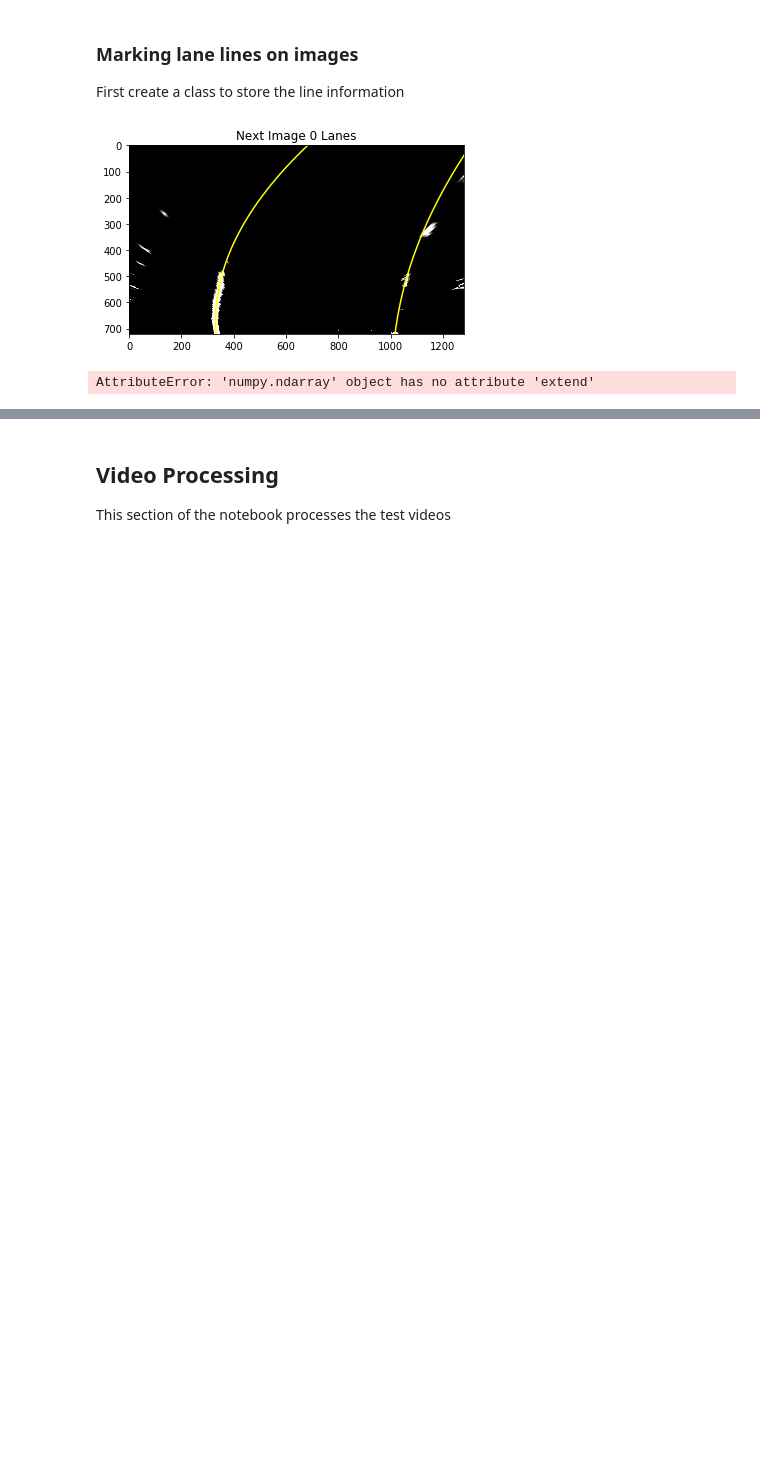
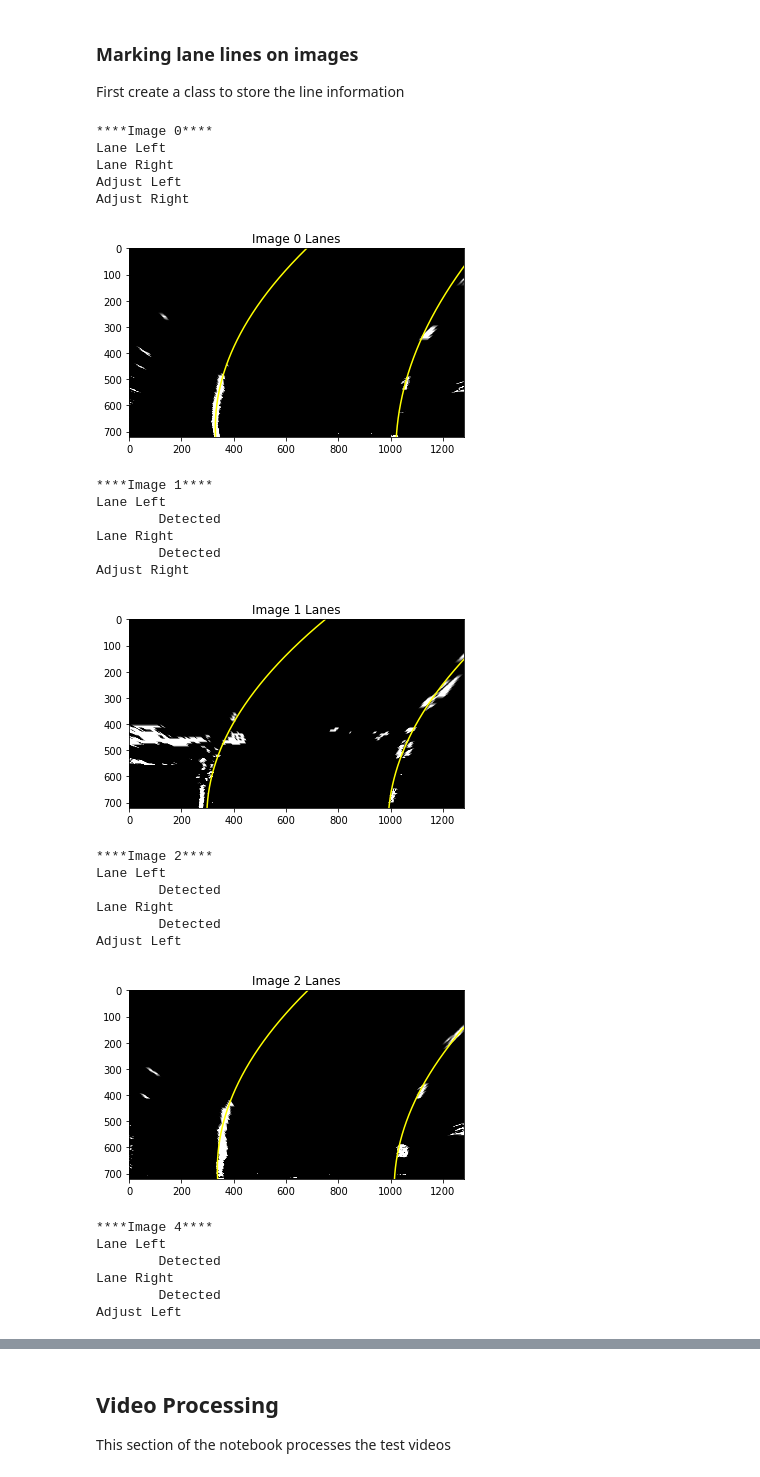
Before and after one commit to Merberg/CarND-Advanced-Lane-Lines, a Jupyter notebook: AdvancedLaneFinding.ipynb, the cells around one changed output, grey strips where cells are left out. Saved outputs shown, nothing was run; the diff lists cells and outputs as text; code cells hidden in the pictures; blank space fills up the shorter version.

```diff
--- a/AdvancedLaneFinding.ipynb
+++ b/AdvancedLaneFinding.ipynb
@@ -311,7 +312,7 @@ for idx, img in enumerate(testUndistorteds):
 #### Perspective Transformation ####
 _Functions to transform the perspective of the image:_
 # %%
-birdsEyeOffset = np.absolute(LANE_WIDTH_m/M_PER_PIXEL_x - 1280)/2
+birdsEyeOffset = np.absolute(LANE_WIDTH_pixel - 1280)/2
 
 def warpToBirdsEye(img):
     # Perform a perspective transform for the region of interest
@@ -461,8 +455,8 @@ for idx, img in enumerate(testBirdsEye):
     if idx in samples:
         # Find the lanes
         xLeft, xRight = findLaneStarts(img)
-        leftCoeff, xs, ys = findLaneInImage(img, [], xLeft, True)
-        rightCoeff, xs, ys = findLaneInImage(img, [], xRight, True)
+        leftCoeff, xs, ys = findInitialLaneInImage(img, xLeft, True)
+        rightCoeff, xs, ys = findInitialLaneInImage(img, xRight, True)
         plotWithSecondOrder(img, leftCoeff, rightCoeff,
                             "Image {} Lanes".format(idx))
 # %% [output]
@@ -492,8 +486,8 @@ def calculateCurve(xs, ys):
     return valid, radius_m
 
 def estimateCenterOffset(xAvg):
-    offset = (640-xAvg) * M_PER_PIXEL_x
-    err = LANE_HALF_W_m/4
+    offset = (xAvg-640) * M_PER_PIXEL_x
+    err = LANE_HALF_W_m/2
     valid = (LANE_HALF_W_m-err <= np.absolute(offset)
              <= LANE_HALF_W_m+err)
     return valid, offset
@@ -504,10 +498,10 @@ for idx, img in enumerate(testBirdsEye):
     if idx in samples:
         # Find the lanes
         xLeft, xRight = findLaneStarts(img)
-        lCoeff, xs, ys = findLaneInImage(img, [], xLeft)
+        lCoeff, xs, ys = findInitialLaneInImage(img, xLeft)
         lRadValid, lRadius = calculateCurve(xs, ys)
         lOffValid, lOffset = estimateCenterOffset(np.average(xs))
-        rCoeff, xs, ys = findLaneInImage(img, [], xRight)
+        rCoeff, xs, ys = findInitialLaneInImage(img, xRight)
         rRadValid, rRadius = calculateCurve(xs, ys)
         rOffValid, rOffset = estimateCenterOffset(np.average(xs))
         print("Image {}:".format(idx))
@@ -592,16 +605,45 @@ class LaneLine():
 # %%
 xLeftStart, xRightStart = findLaneStarts(testBirdsEye[0])
 
-leftLane = LaneLine(xLeftStart)
-rightLane = LaneLine(xRightStart)
+leftLane = LaneLine(xLeftStart, True)
+rightLane = LaneLine(xRightStart, False)
 
 track = [0,1,2,4]
 for idx, img in enumerate(testBirdsEye):
     if idx in track:
+        print("****Image {}****".format(idx))
         leftLane.findInImage(img)
         rightLane.findInImage(img)
-        plotWithSecondOrder(img, leftLane.coeffAvg, rightLane.coeffAvg,
-                            "Next Image {} Lanes".format(idx))
+        leftLane.adjust(rightLane)
+        rightLane.adjust(leftLane)
+        print()
+
+        plotWithSecondOrder(img, leftLane.coeff, rightLane.coeff,
+                            "Image {} Lanes".format(idx))
 # %% [output]
+****Image 0****
+Lane Left
+Lane Right
+Adjust Left
+Adjust Right
-[figure, old version]
+[figure, new version]
-AttributeError: 'numpy.ndarray' object has no attribute 'extend'
+****Image 1****
+Lane Left
+        Detected
+Lane Right
+        Detected
+Adjust Right
+[figure, added]
+****Image 2****
+Lane Left
+        Detected
+Lane Right
+        Detected
+Adjust Left
+[figure, added]
+****Image 4****
+Lane Left
+        Detected
+Lane Right
+        Detected
+Adjust Left
```
Also changed, not shown: parts of 6 cells of this notebook.
